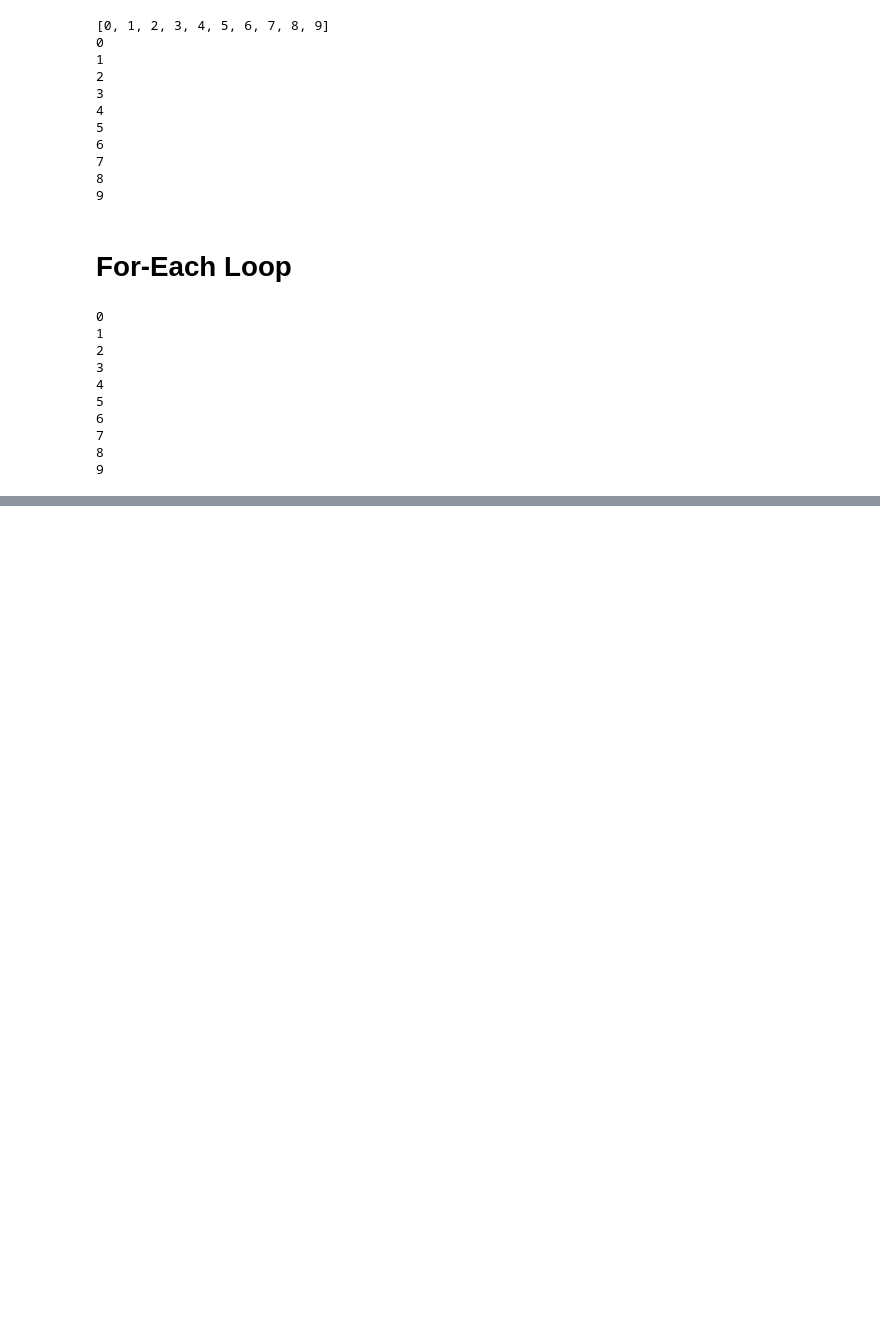
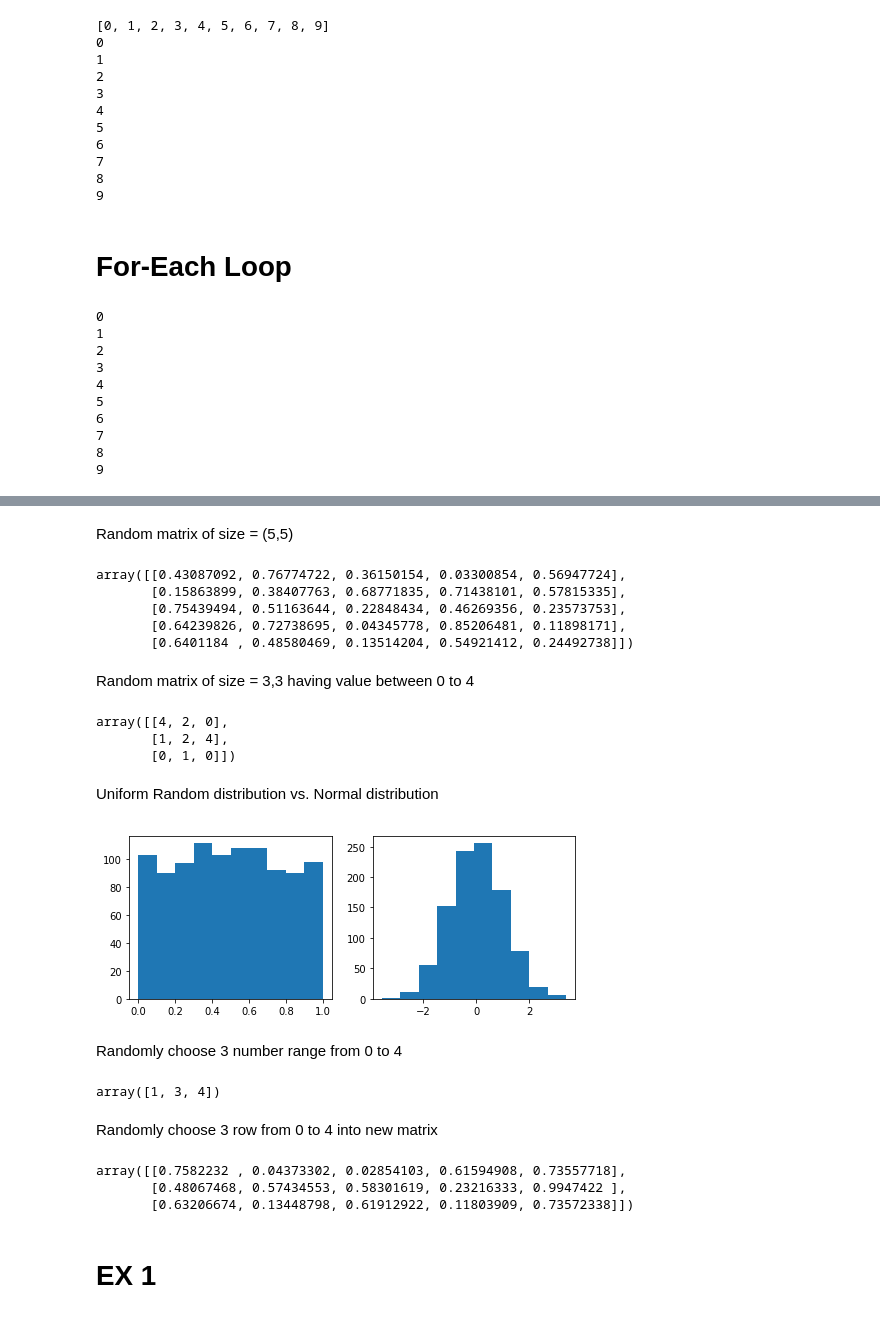
Before and after one commit to kamonsiri080/DW, a Jupyter notebook: Lab8.ipynb, the cells around one changed output, grey strips where cells are left out. Saved outputs shown, nothing was run; the diff lists cells and outputs as text; code cells hidden in the pictures; blank space fills up the shorter version.

```diff
--- a/Lab8.ipynb
+++ b/Lab8.ipynb
@@ -131,0 +262,47 @@ for i in summation :
+# %% [markdown]
+Random matrix of size = (5,5)
+# %%
+np.random.rand(5,5)
+# %% [output]
+array([[0.43087092, 0.76774722, 0.36150154, 0.03300854, 0.56947724],
+       [0.15863899, 0.38407763, 0.68771835, 0.71438101, 0.57815335],
+       [0.75439494, 0.51163644, 0.22848434, 0.46269356, 0.23573753],
+       [0.64239826, 0.72738695, 0.04345778, 0.85206481, 0.11898171],
+       [0.6401184 , 0.48580469, 0.13514204, 0.54921412, 0.24492738]])
+# %% [markdown]
+Random matrix of size = 3,3 having value between 0 to 4
+# %%
+np.random.randint(5,size = (3,3))
+# %% [output]
+array([[4, 2, 0],
+       [1, 2, 4],
+       [0, 1, 0]])
+# %% [markdown]
+Uniform Random distribution vs. Normal distribution
+# %%
+import matplotlib.pyplot as plt
+fig, axes = plt.subplots(1,2,figsize=(8,3))
+axes[0].hist(np.random.rand(1000))
+axes[1].hist(np.random.randn(1000))
+plt.show()
+# %% [output]
+[figure, added]
+# %% [markdown]
+Randomly choose 3 number range from 0 to 4
+# %%
+np.random.choice(5,3,replace = False)
+# %% [output]
+array([1, 3, 4])
+# %% [markdown]
+Randomly choose 3 row from 0 to 4 into new matrix
+# %%
+np_matrix = np.random.rand(5,5)
+idx_choose = np.random.choice(5,3,replace = False)
+np_matrix_choose = np_matrix[idx_choose,:]
+np_matrix_choose
+# %% [output]
+array([[0.7582232 , 0.04373302, 0.02854103, 0.61594908, 0.73557718],
+       [0.48067468, 0.57434553, 0.58301619, 0.23216333, 0.9947422 ],
+       [0.63206674, 0.13448798, 0.61912922, 0.11803909, 0.73572338]])
+# %% [markdown]
+# EX 1
```
Also changed, not shown: parts of 50 cells of this notebook.
